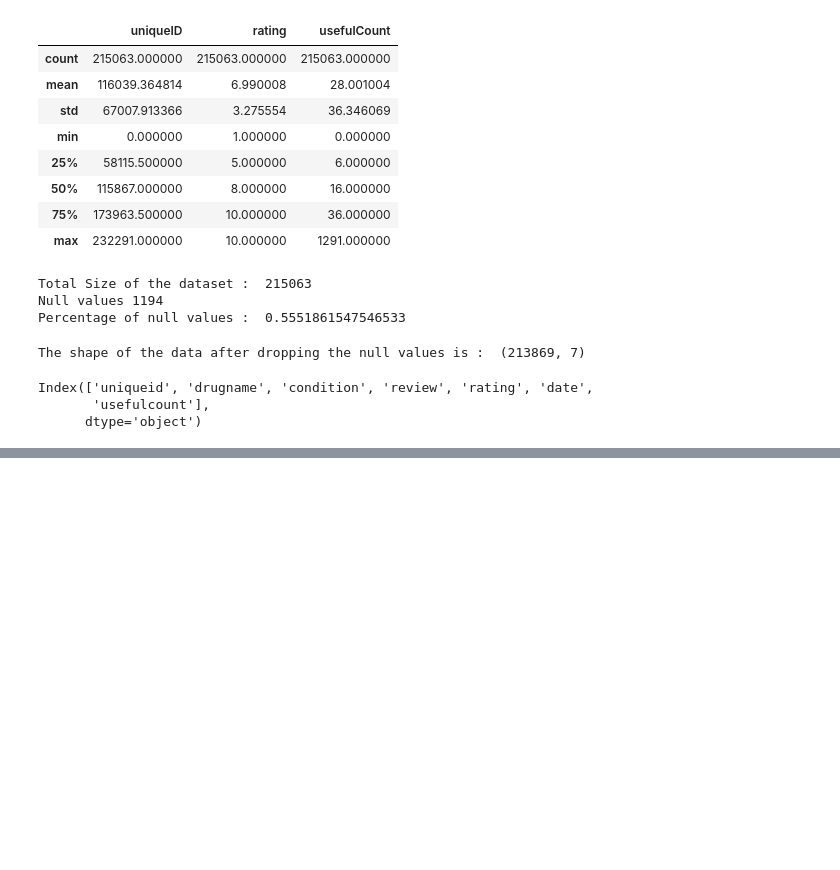
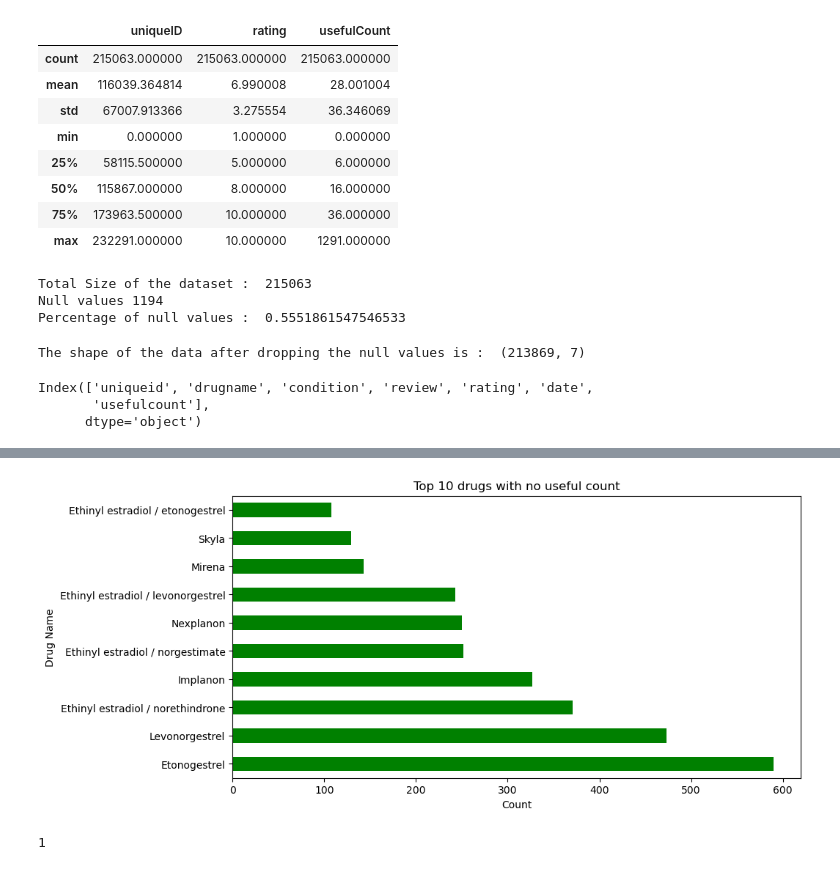
Before and after one commit to ArslanAmanov/AI-ML-DL, a Jupyter notebook: Kaggle Projects /UCI ML drug dataset/uci_ml drug test project.ipynb, the cells around one changed output, grey strips where cells are left out. Cells and saved outputs as stored; diff of their text form; code cells hidden in the pictures; blank space fills up the shorter version.

Commit message:
uci ml drug test project EDA sentiment analyses

```diff
--- a/Kaggle Projects /UCI ML drug dataset/uci_ml drug test project.ipynb
+++ b/Kaggle Projects /UCI ML drug dataset/uci_ml drug test project.ipynb
@@ -167,0 +195,14 @@ df_data.head(10)
+# %%
+df_data.loc[df_data.usefulcount==0, 'drugname'].value_counts()[:10].plot(kind='barh', figsize=(10,5), color='green')
+plt.title('Top 10 drugs with no useful count')
+plt.xlabel('Count')
+plt.ylabel('Drug Name')
+plt.show()
+# %% [output]
+[figure, added]
+# %%
+# minimum rating in the dataset
+min_rating = min(df_data['rating'])
+print(min_rating)
+# %% [output]
+1
```
Also changed, not shown: parts of 5 cells of this notebook.
